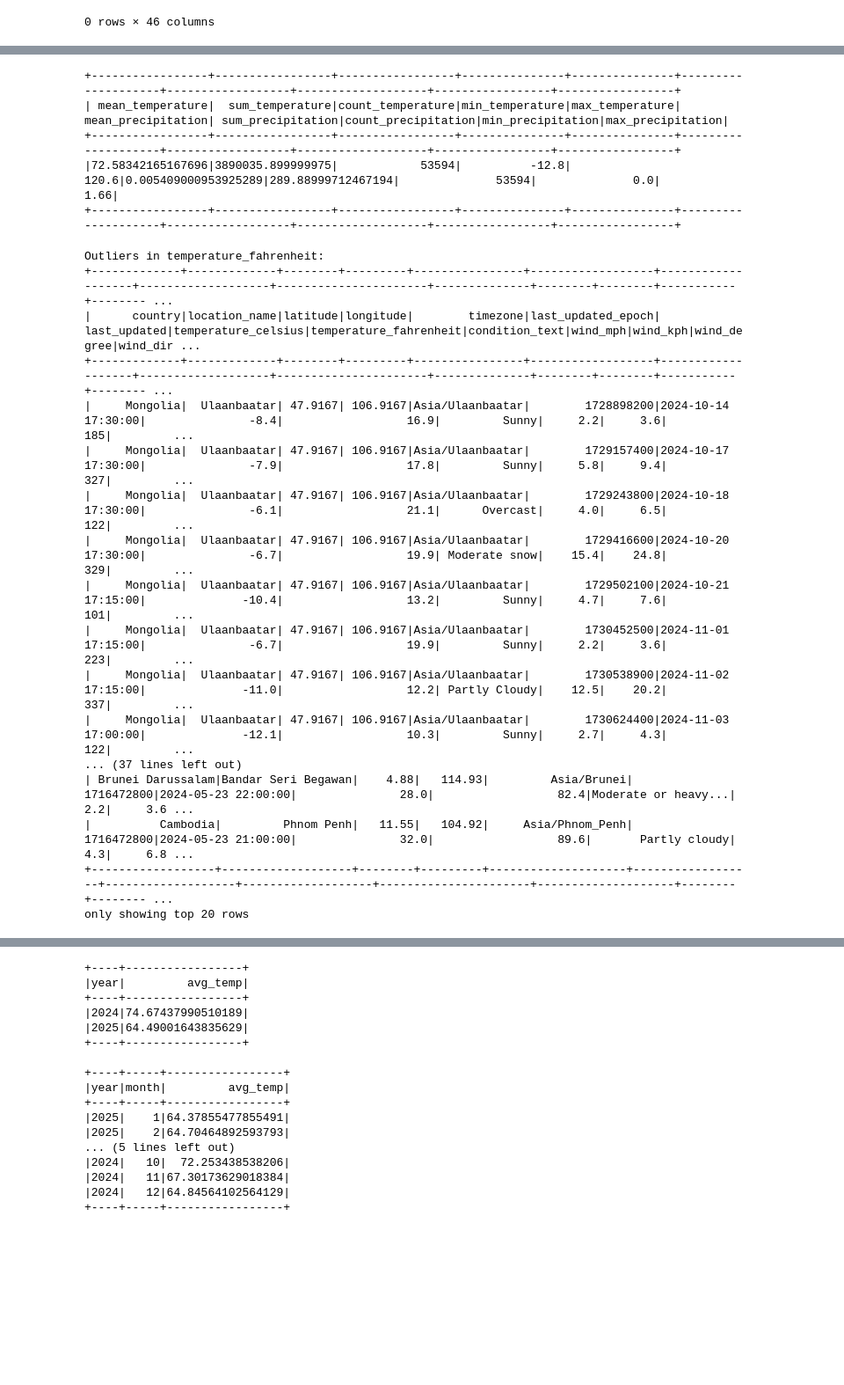
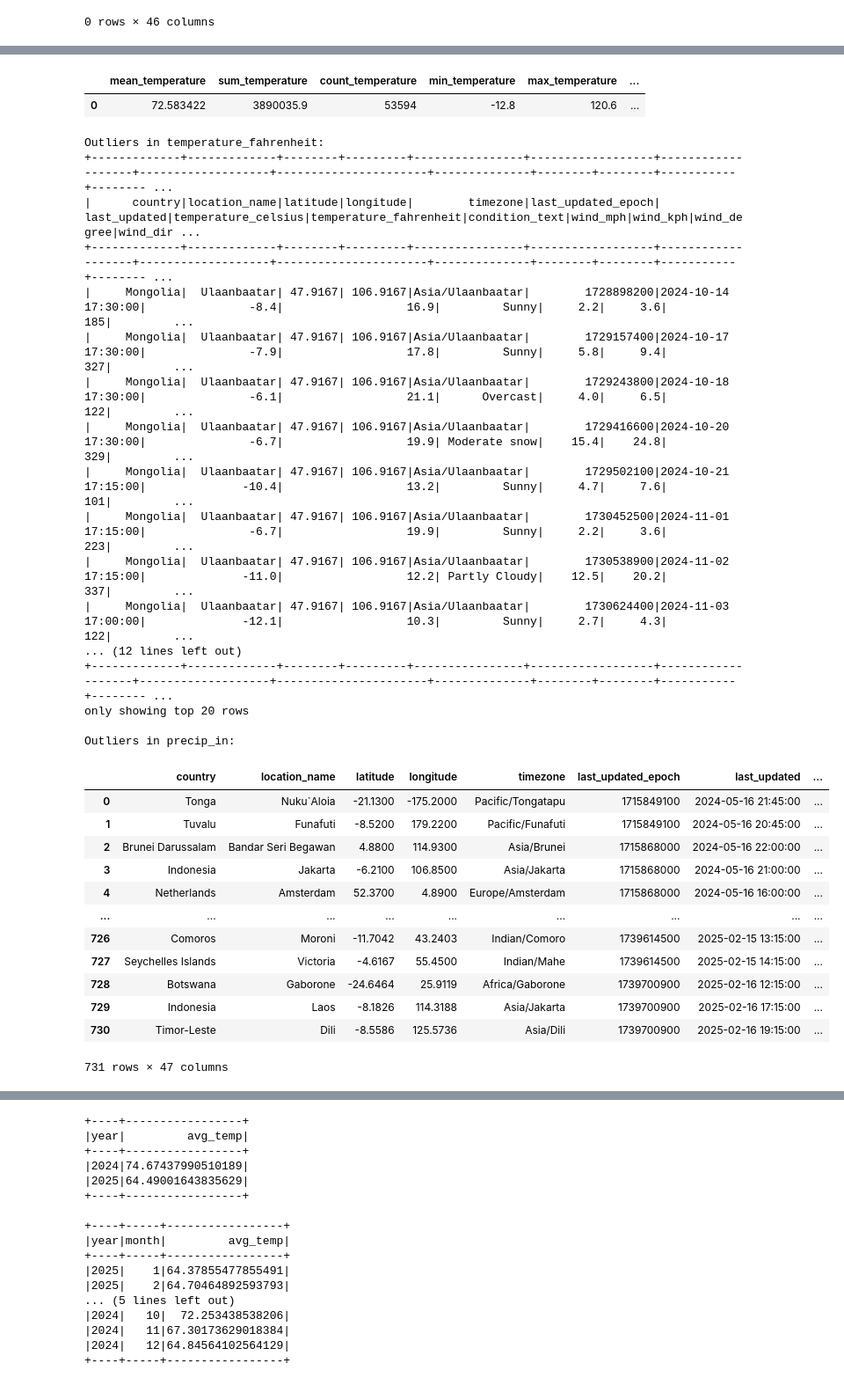
Before and after one commit to Aravind-Krishna12/Assignment__Weather_Analysis, a Jupyter notebook: weather analysis.ipynb, the cells around one changed output, grey strips where cells are left out. Shown at 88% size. Saved outputs shown, nothing was run; the diff lists cells and outputs as text; code cells hidden in the pictures; blank space fills up the shorter version.

```diff
--- a/weather analysis.ipynb
+++ b/weather analysis.ipynb
@@ -494,13 +478,11 @@ statistics = df.agg(
     min("precip_in").alias("min_precipitation"),
     max("precip_in").alias("max_precipitation")
 )
-statistics.show()
+a=statistics.toPandas()
+a
 # %% [output]
-+-----------------+-----------------+-----------------+---------------+---------------+--------------------+------------------+-------------------+-----------------+-----------------+
-| mean_temperature|  sum_temperature|count_temperature|min_temperature|max_temperature|  mean_precipitation| sum_precipitation|count_precipitation|min_precipitation|max_precipitation|
-+-----------------+-----------------+-----------------+---------------+---------------+--------------------+------------------+-------------------+-----------------+-----------------+
-|72.58342165167696|3890035.899999975|            53594|          -12.8|          120.6|0.005409000953925289|289.88999712467194|              53594|              0.0|             1.66|
-+-----------------+-----------------+-----------------+---------------+---------------+--------------------+------------------+-------------------+-----------------+-----------------+
+|  | mean_temperature | sum_temperature | count_temperature | min_temperature | max_temperature | ... |
+| 0 | 72.583422 | 3890035.9 | 53594 | -12.8 | 120.6 | ... |
 # %%
 from pyspark.sql.functions import col, abs, mean, stddev
 
@@ -512,38 +494,53 @@ def detect_outliers(df, column):
 
     mean_val = stats["mean_val"]
     stddev_val = stats["stddev_val"]
 
     df_with_zscore = df.withColumn("z_score", (col(column) - mean_val) / stddev_val)
     outliers = df_with_zscore.filter(abs(col("z_score")) > 3)
     return outliers
 
 # Check for outliers in 'temperature_fahrenheit'
 outliers_temp = detect_outliers(df, "temperature_fahrenheit")
 print("Outliers in temperature_fahrenheit:")
 outliers_temp.show()
 
+
 # Check for outliers in 'precip_in'
 outliers_precip = detect_outliers(df, "precip_in")
 print("Outliers in precip_in:")
-outliers_precip.show()
+b=outliers_precip.toPandas()
+b
 # %% [output]
 Outliers in temperature_fahrenheit:
 +-------------+-------------+--------+---------+----------------+------------------+-------------------+-------------------+----------------------+--------------+--------+--------+-----------+-------- ...
 |      country|location_name|latitude|longitude|        timezone|last_updated_epoch|       last_updated|temperature_celsius|temperature_fahrenheit|condition_text|wind_mph|wind_kph|wind_degree|wind_dir ...
 +-------------+-------------+--------+---------+----------------+------------------+-------------------+-------------------+----------------------+--------------+--------+--------+-----------+-------- ...
 |     Mongolia|  Ulaanbaatar| 47.9167| 106.9167|Asia/Ulaanbaatar|        1728898200|2024-10-14 17:30:00|               -8.4|                  16.9|         Sunny|     2.2|     3.6|        185|         ...
 |     Mongolia|  Ulaanbaatar| 47.9167| 106.9167|Asia/Ulaanbaatar|        1729157400|2024-10-17 17:30:00|               -7.9|                  17.8|         Sunny|     5.8|     9.4|        327|         ...
 |     Mongolia|  Ulaanbaatar| 47.9167| 106.9167|Asia/Ulaanbaatar|        1729243800|2024-10-18 17:30:00|               -6.1|                  21.1|      Overcast|     4.0|     6.5|        122|         ...
 |     Mongolia|  Ulaanbaatar| 47.9167| 106.9167|Asia/Ulaanbaatar|        1729416600|2024-10-20 17:30:00|               -6.7|                  19.9| Moderate snow|    15.4|    24.8|        329|         ...
 |     Mongolia|  Ulaanbaatar| 47.9167| 106.9167|Asia/Ulaanbaatar|        1729502100|2024-10-21 17:15:00|              -10.4|                  13.2|         Sunny|     4.7|     7.6|        101|         ...
 |     Mongolia|  Ulaanbaatar| 47.9167| 106.9167|Asia/Ulaanbaatar|        1730452500|2024-11-01 17:15:00|               -6.7|                  19.9|         Sunny|     2.2|     3.6|        223|         ...
 |     Mongolia|  Ulaanbaatar| 47.9167| 106.9167|Asia/Ulaanbaatar|        1730538900|2024-11-02 17:15:00|              -11.0|                  12.2| Partly Cloudy|    12.5|    20.2|        337|         ...
 |     Mongolia|  Ulaanbaatar| 47.9167| 106.9167|Asia/Ulaanbaatar|        1730624400|2024-11-03 17:00:00|              -12.1|                  10.3|         Sunny|     2.7|     4.3|        122|         ...
-... (37 lines left out)
-| Brunei Darussalam|Bandar Seri Begawan|    4.88|   114.93|         Asia/Brunei|        1716472800|2024-05-23 22:00:00|               28.0|                  82.4|Moderate or heavy...|     2.2|     3.6 ...
-|          Cambodia|         Phnom Penh|   11.55|   104.92|     Asia/Phnom_Penh|        1716472800|2024-05-23 21:00:00|               32.0|                  89.6|       Partly cloudy|     4.3|     6.8 ...
-+------------------+-------------------+--------+---------+--------------------+------------------+-------------------+-------------------+----------------------+--------------------+--------+-------- ...
+... (12 lines left out)
++-------------+-------------+--------+---------+----------------+------------------+-------------------+-------------------+----------------------+--------------+--------+--------+-----------+-------- ...
 only showing top 20 rows
+
+Outliers in precip_in:
+|  | country | location_name | latitude | longitude | timezone | last_updated_epoch | last_updated | ... |
+| 0 | Tonga | Nuku`Aloia | -21.1300 | -175.2000 | Pacific/Tongatapu | 1715849100 | 2024-05-16 21:45:00 | ... |
+| 1 | Tuvalu | Funafuti | -8.5200 | 179.2200 | Pacific/Funafuti | 1715849100 | 2024-05-16 20:45:00 | ... |
+| 2 | Brunei Darussalam | Bandar Seri Begawan | 4.8800 | 114.9300 | Asia/Brunei | 1715868000 | 2024-05-16 22:00:00 | ... |
+| 3 | Indonesia | Jakarta | -6.2100 | 106.8500 | Asia/Jakarta | 1715868000 | 2024-05-16 21:00:00 | ... |
+| 4 | Netherlands | Amsterdam | 52.3700 | 4.8900 | Europe/Amsterdam | 1715868000 | 2024-05-16 16:00:00 | ... |
+| ... | ... | ... | ... | ... | ... | ... | ... | ... |
+| 726 | Comoros | Moroni | -11.7042 | 43.2403 | Indian/Comoro | 1739614500 | 2025-02-15 13:15:00 | ... |
+| 727 | Seychelles Islands | Victoria | -4.6167 | 55.4500 | Indian/Mahe | 1739614500 | 2025-02-15 14:15:00 | ... |
+| 728 | Botswana | Gaborone | -24.6464 | 25.9119 | Africa/Gaborone | 1739700900 | 2025-02-16 12:15:00 | ... |
+| 729 | Indonesia | Laos | -8.1826 | 114.3188 | Asia/Jakarta | 1739700900 | 2025-02-16 17:15:00 | ... |
+| 730 | Timor-Leste | Dili | -8.5586 | 125.5736 | Asia/Dili | 1739700900 | 2025-02-16 19:15:00 | ... |
+731 rows × 47 columns
 # %%
 from pyspark.sql import SparkSession
 from pyspark.sql.functions import col, abs, mean, stddev, expr
```
Also changed, not shown: parts of 29 cells of this notebook.
